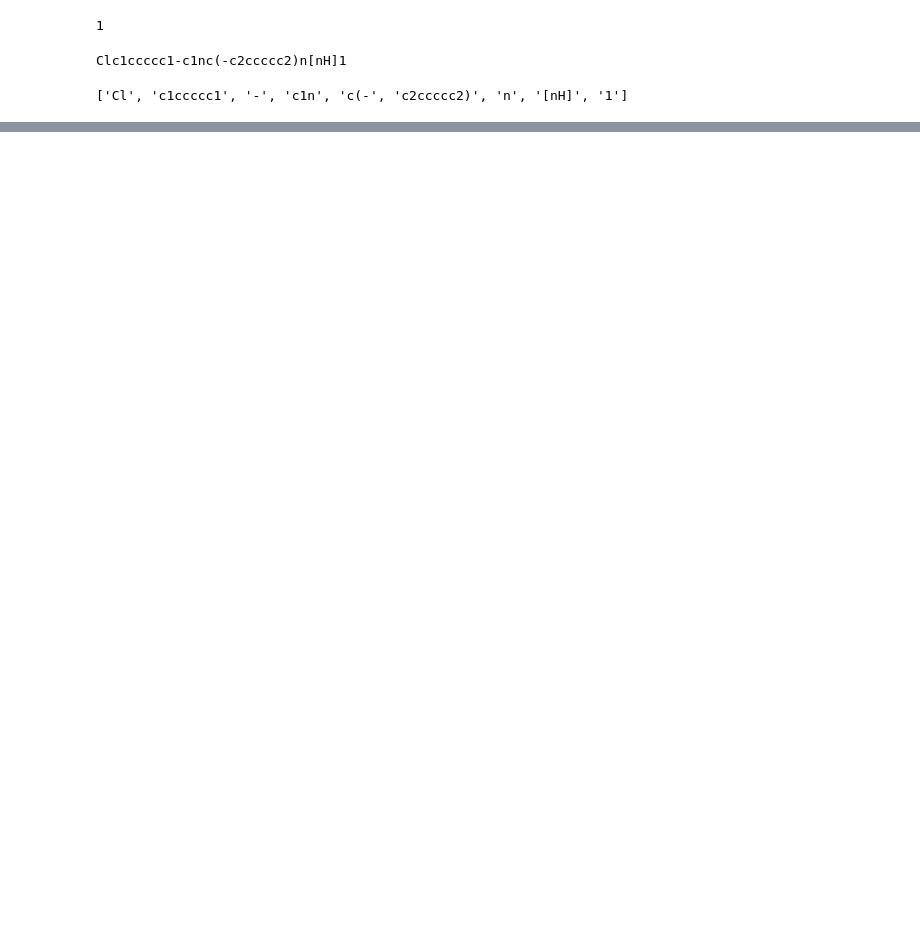
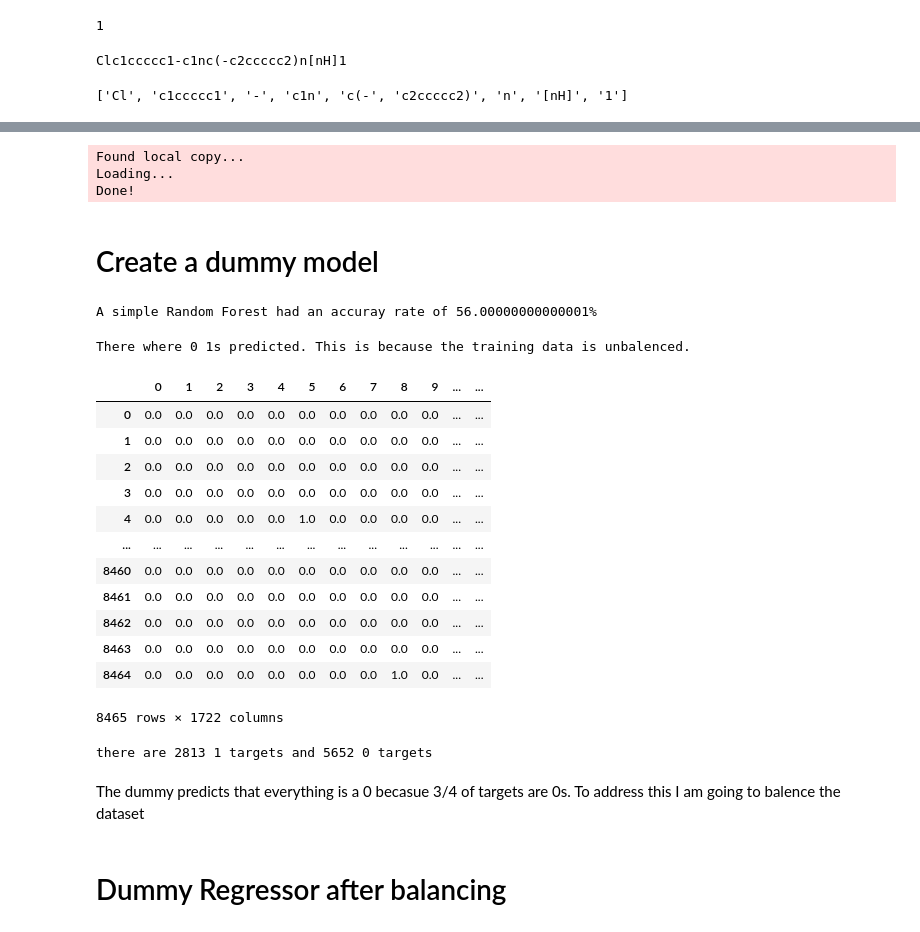
Before and after one commit to parkerburchett/CASTER, a Jupyter notebook: DDE/LookatSmilesToVector.ipynb, the cells around one changed output, grey strips where cells are left out. Cells and saved outputs as stored; diff of their text form; code cells hidden in the pictures; blank space fills up the shorter version.

```diff
--- a/DDE/LookatSmilesToVector.ipynb
+++ b/DDE/LookatSmilesToVector.ipynb
@@ -83,0 +105,9 @@ Clc1ccccc1-c1nc(-c2ccccc2)n[nH]1
+# %%
+import pandas as pd
+from tdc.single_pred import ADME
+data = ADME(name = 'CYP2C9_Veith')  # this is the binary classification problem
+split = data.get_split()
+# %% [output]
+Found local copy...
+Loading...
+Done!
@@ -83,0 +126,44 @@ Clc1ccccc1-c1nc(-c2ccccc2)n[nH]1
+# %% [markdown]
+# Create a dummy model
+# %%
+from sklearn.ensemble import RandomForestClassifier
+
+model = RandomForestClassifier(max_depth=5, random_state=42, n_estimators =1000)
+Training_size =7000
+X = pd.DataFrame(np.array(vectors))
+y = df['Y']
+model.fit(X.iloc[:Training_size],y.iloc[:Training_size])
+score = model.score(X.iloc[Training_size:], y.iloc[Training_size:])
+print(f'A simple Random Forest had an accuray rate of { round(score ,2)*100}%')
+# %% [output]
+A simple Random Forest had an accuray rate of 56.00000000000001%
+# %%
+preds = model.predict(X.iloc[Training_size:])
+print(f'There where {sum(preds)} 1s predicted. This is because the training data is unbalenced.')
+# %% [output]
+There where 0 1s predicted. This is because the training data is unbalenced.
+# %%
+X
+# %% [output]
+|  | 0 | 1 | 2 | 3 | 4 | 5 | 6 | 7 | 8 | 9 | ... | ... |
+| 0 | 0.0 | 0.0 | 0.0 | 0.0 | 0.0 | 0.0 | 0.0 | 0.0 | 0.0 | 0.0 | ... | ... |
+| 1 | 0.0 | 0.0 | 0.0 | 0.0 | 0.0 | 0.0 | 0.0 | 0.0 | 0.0 | 0.0 | ... | ... |
+| 2 | 0.0 | 0.0 | 0.0 | 0.0 | 0.0 | 0.0 | 0.0 | 0.0 | 0.0 | 0.0 | ... | ... |
+| 3 | 0.0 | 0.0 | 0.0 | 0.0 | 0.0 | 0.0 | 0.0 | 0.0 | 0.0 | 0.0 | ... | ... |
+| 4 | 0.0 | 0.0 | 0.0 | 0.0 | 0.0 | 1.0 | 0.0 | 0.0 | 0.0 | 0.0 | ... | ... |
+| ... | ... | ... | ... | ... | ... | ... | ... | ... | ... | ... | ... | ... |
+| 8460 | 0.0 | 0.0 | 0.0 | 0.0 | 0.0 | 0.0 | 0.0 | 0.0 | 0.0 | 0.0 | ... | ... |
+| 8461 | 0.0 | 0.0 | 0.0 | 0.0 | 0.0 | 0.0 | 0.0 | 0.0 | 0.0 | 0.0 | ... | ... |
+| 8462 | 0.0 | 0.0 | 0.0 | 0.0 | 0.0 | 0.0 | 0.0 | 0.0 | 0.0 | 0.0 | ... | ... |
+| 8463 | 0.0 | 0.0 | 0.0 | 0.0 | 0.0 | 0.0 | 0.0 | 0.0 | 0.0 | 0.0 | ... | ... |
+| 8464 | 0.0 | 0.0 | 0.0 | 0.0 | 0.0 | 0.0 | 0.0 | 0.0 | 1.0 | 0.0 | ... | ... |
+8465 rows × 1722 columns
+# %%
+print(f'there are {sum(y)} 1 targets and {len(y) -sum(y)} 0 targets')
+# %% [output]
+there are 2813 1 targets and 5652 0 targets
+# %% [markdown]
+The dummy predicts that everything is a 0 becasue 3/4 of targets are 0s.
+To address this I am going to balence the dataset
+# %% [markdown]
+# Dummy Regressor after balancing
```
Also changed, not shown: parts of 15 cells of this notebook, 6 other files.
